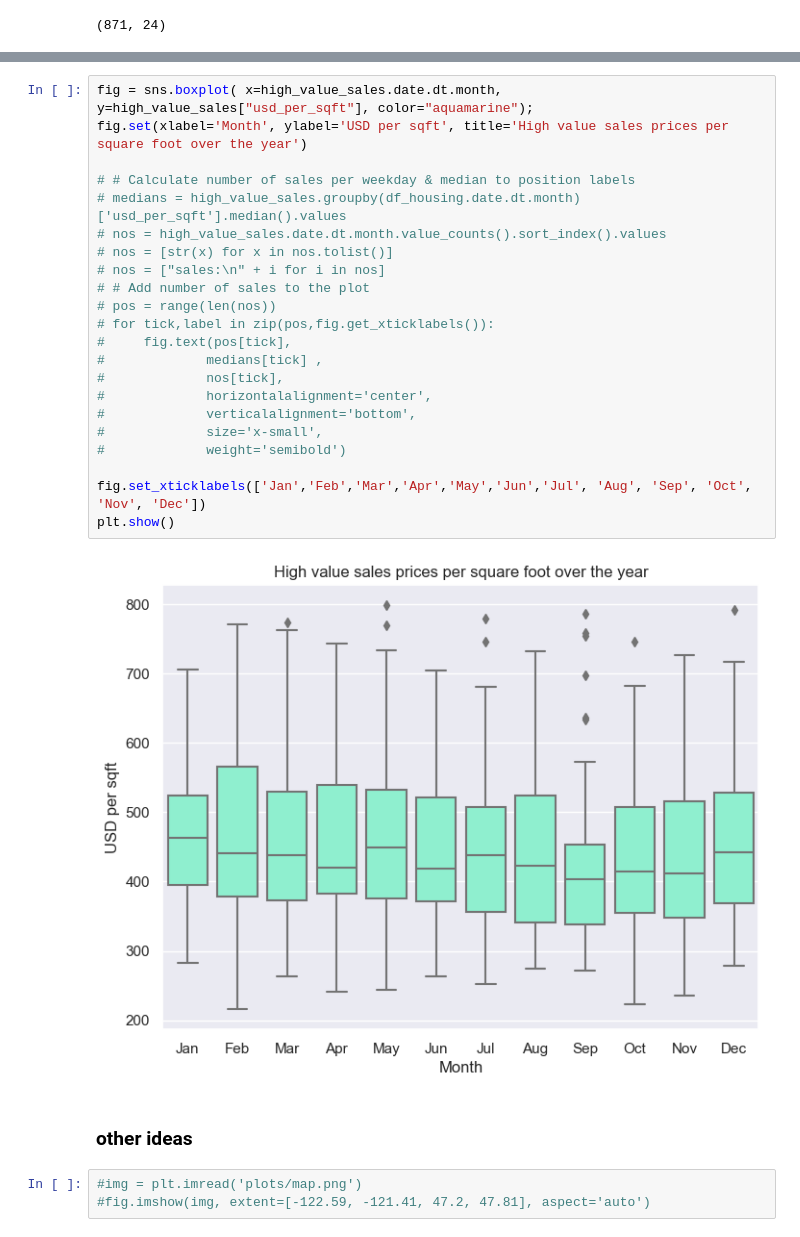
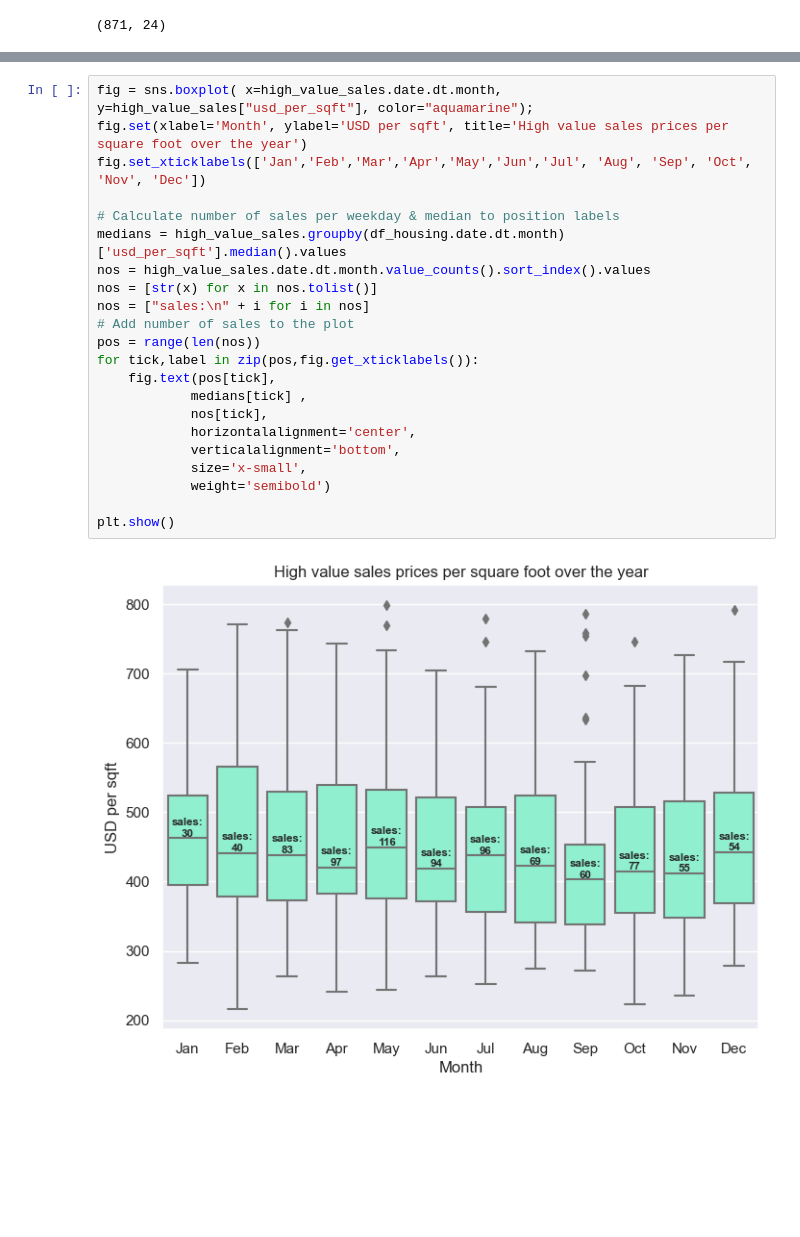
Before and after one commit to markus-baden/eda-king-county-housing, a Jupyter notebook: EDA.ipynb, the cells around one changed output, grey strips where cells are left out. Drawn from its saved outputs; the diff is of its cells as text; blank space fills up the shorter version.

```diff
--- a/EDA.ipynb
+++ b/EDA.ipynb
@@ -416,29 +384,24 @@ plt.show()
 # %%
 fig = sns.boxplot( x=high_value_sales.date.dt.month, y=high_value_sales["usd_per_sqft"], color="aquamarine");
 fig.set(xlabel='Month', ylabel='USD per sqft', title='High value sales prices per square foot over the year')
+fig.set_xticklabels(['Jan','Feb','Mar','Apr','May','Jun','Jul', 'Aug', 'Sep', 'Oct', 'Nov', 'Dec'])
 
-# # Calculate number of sales per weekday & median to position labels
-# medians = high_value_sales.groupby(df_housing.date.dt.month)['usd_per_sqft'].median().values
-# nos = high_value_sales.date.dt.month.value_counts().sort_index().values
-# nos = [str(x) for x in nos.tolist()]
-# nos = ["sales:\n" + i for i in nos]
-# # Add number of sales to the plot
-# pos = range(len(nos))
-# for tick,label in zip(pos,fig.get_xticklabels()):
-#     fig.text(pos[tick],
-#             medians[tick] ,
-#             nos[tick],
-#             horizontalalignment='center',
-#             verticalalignment='bottom',
-#             size='x-small',
-#             weight='semibold')
+# Calculate number of sales per weekday & median to position labels
+medians = high_value_sales.groupby(df_housing.date.dt.month)['usd_per_sqft'].median().values
+nos = high_value_sales.date.dt.month.value_counts().sort_index().values
+nos = [str(x) for x in nos.tolist()]
+nos = ["sales:\n" + i for i in nos]
+# Add number of sales to the plot
+pos = range(len(nos))
+for tick,label in zip(pos,fig.get_xticklabels()):
+    fig.text(pos[tick],
+            medians[tick] ,
+            nos[tick],
+            horizontalalignment='center',
+            verticalalignment='bottom',
+            size='x-small',
+            weight='semibold')
 
-fig.set_xticklabels(['Jan','Feb','Mar','Apr','May','Jun','Jul', 'Aug', 'Sep', 'Oct', 'Nov', 'Dec'])
 plt.show()
 # %% [output]
-[figure, old version]
+[figure, new version]
-# %% [markdown]
-### other ideas
-# %%
-#img = plt.imread('plots/map.png')
-#fig.imshow(img, extent=[-122.59, -121.41, 47.2, 47.81], aspect='auto')
```
Also changed, not shown: parts of 31 cells of this notebook, 7 other files.
